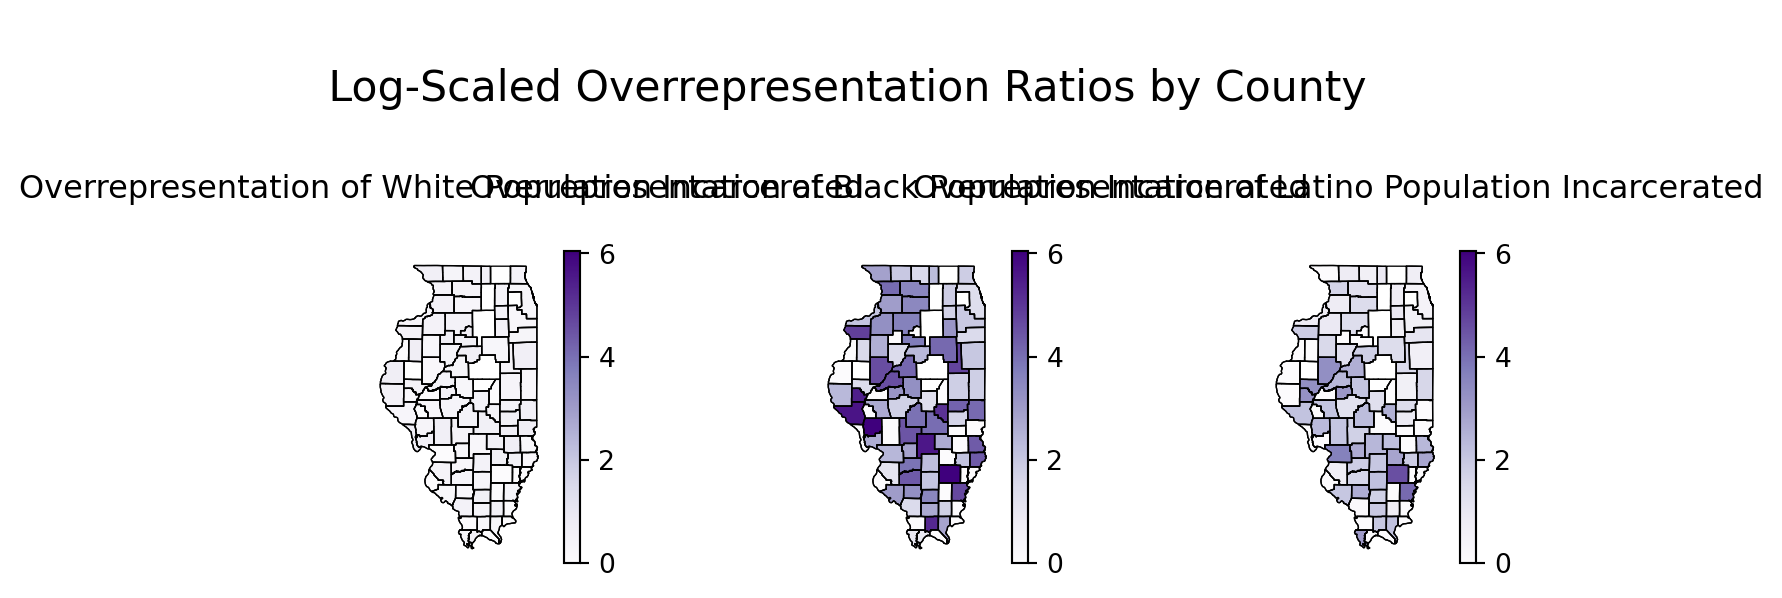
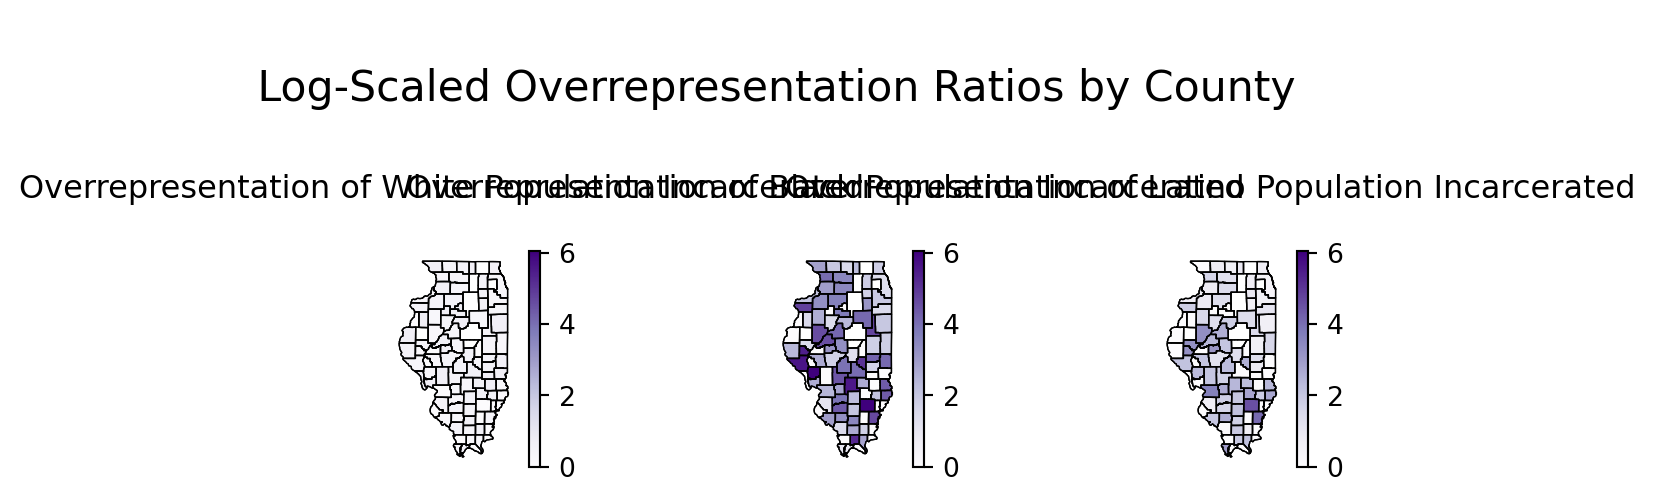
Unified diff of the notebook cell whose output changed from the first chart to the second:
--- before
+++ after
@@ -25,5 +25,5 @@
 
 # Create subplots
-fig, axes = plt.subplots(1, 3, figsize=(7, 3), constrained_layout=True)
+fig, axes = plt.subplots(1, 3, figsize=(6, 2.5), constrained_layout=True)
 
 # Plot each log-scaled ratio

Commit: Reduce map figsize to 600px wide to fit content area